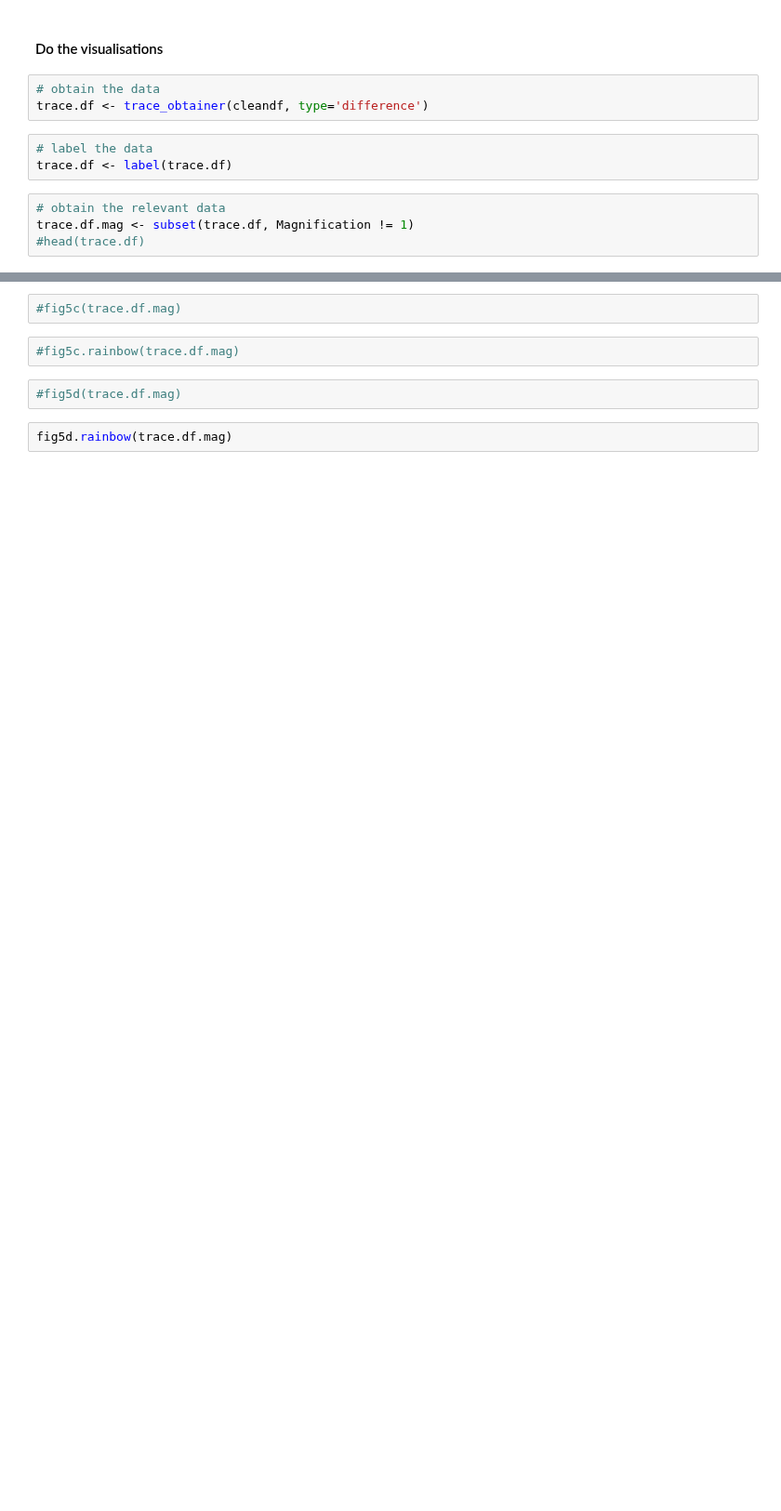
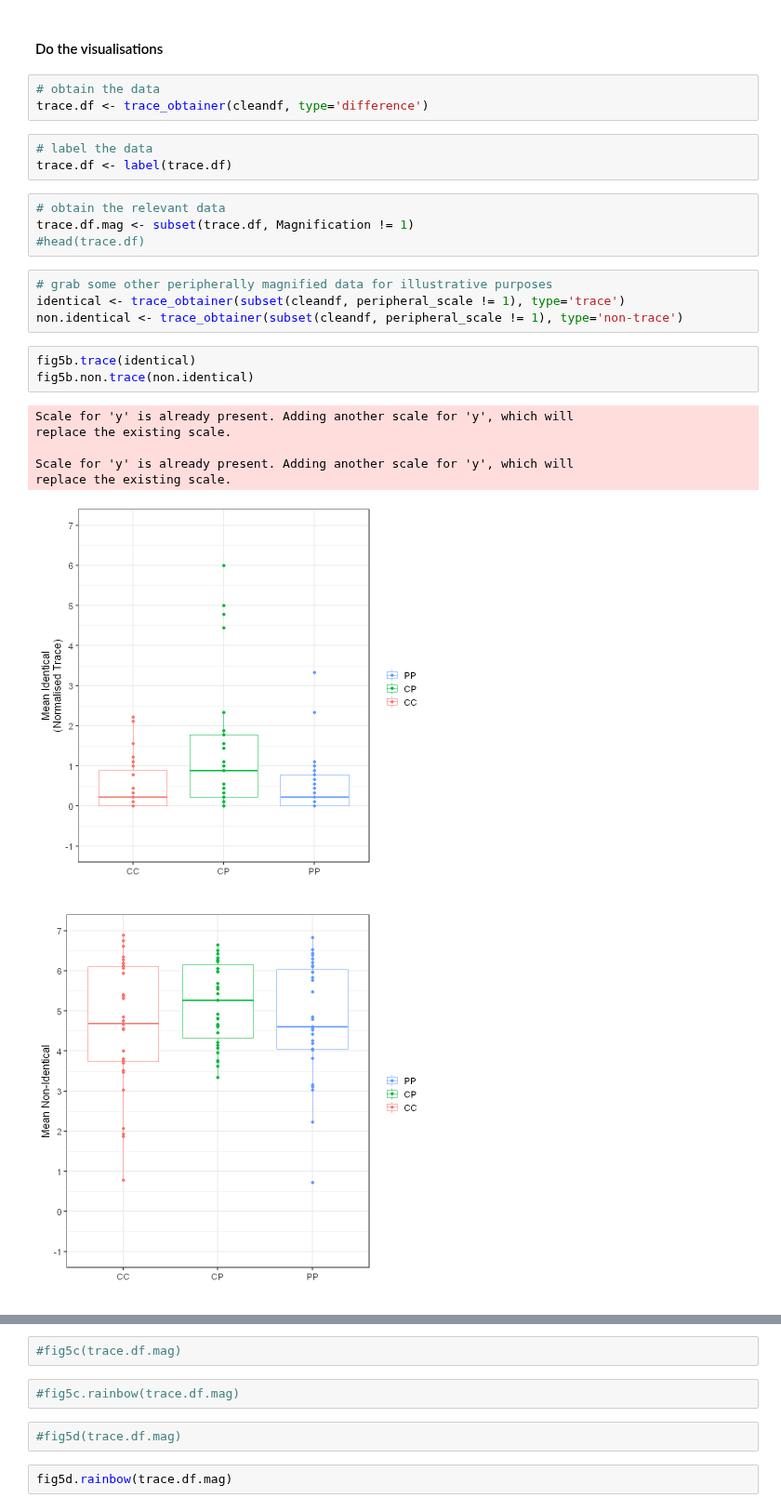
Before and after one commit to ArielZJ/Precision-Phenomenology-Data-Analysis, a Jupyter notebook: Fovea vs. Periphery Color Similarity Pilot Analysis - 2stim Analysis.ipynb, the cells around one changed output, grey strips where cells are left out. Shown at 93% size. Cells and saved outputs as stored; diff of their text form; blank space fills up the shorter version.

```diff
--- a/Fovea vs. Periphery Color Similarity Pilot Analysis - 2stim Analysis.ipynb
+++ b/Fovea vs. Periphery Color Similarity Pilot Analysis - 2stim Analysis.ipynb
@@ -1497,6 +1592,21 @@ trace.df <- label(trace.df)
 # obtain the relevant data
 trace.df.mag <- subset(trace.df, Magnification != 1)
 #head(trace.df)
+# %%
+# grab some other peripherally magnified data for illustrative purposes
+identical <- trace_obtainer(subset(cleandf, peripheral_scale != 1), type='trace')
+non.identical <- trace_obtainer(subset(cleandf, peripheral_scale != 1), type='non-trace')
+# %%
+fig5b.trace(identical)
+fig5b.non.trace(non.identical)
+# %% [output]
+Scale for 'y' is already present. Adding another scale for 'y', which will
+replace the existing scale.
+
+Scale for 'y' is already present. Adding another scale for 'y', which will
+replace the existing scale.
+[figure, added]
+[figure, added]
 # %%
 # plot the full data data
 fig5b(trace.df)
```
Also changed, not shown: parts of 15 cells of this notebook, 9 other files.
